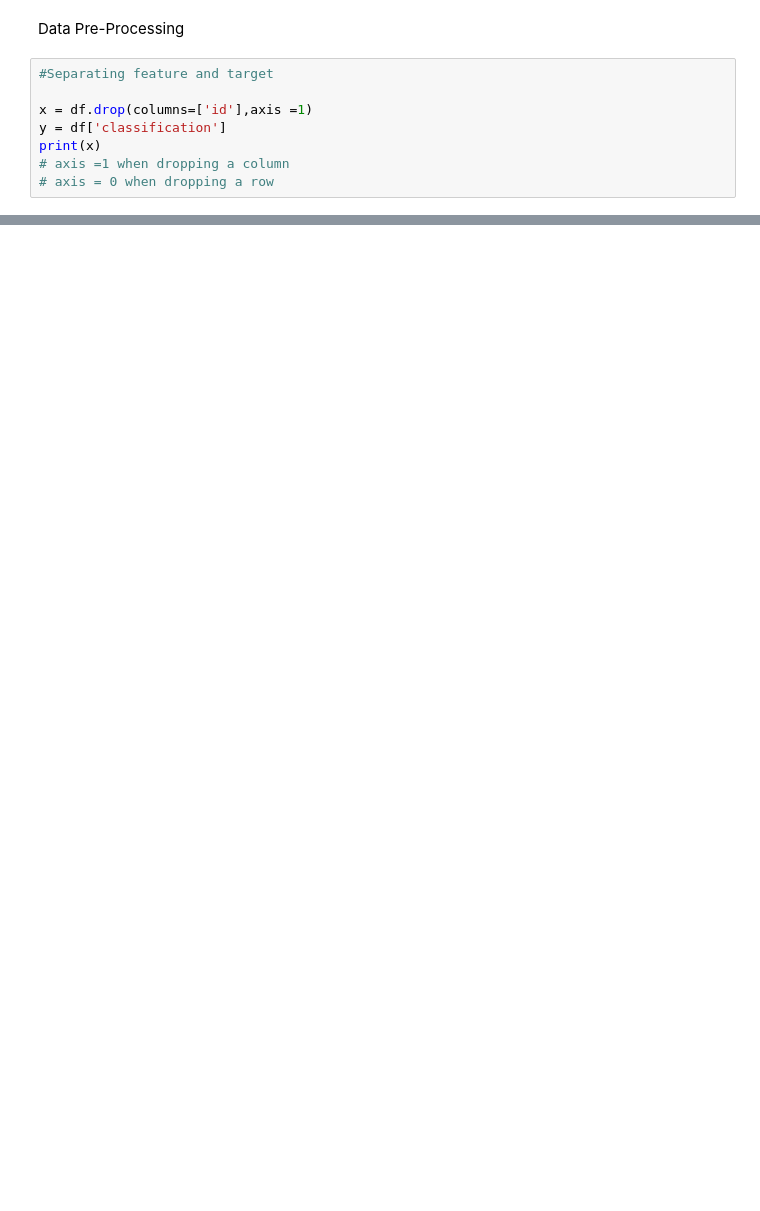
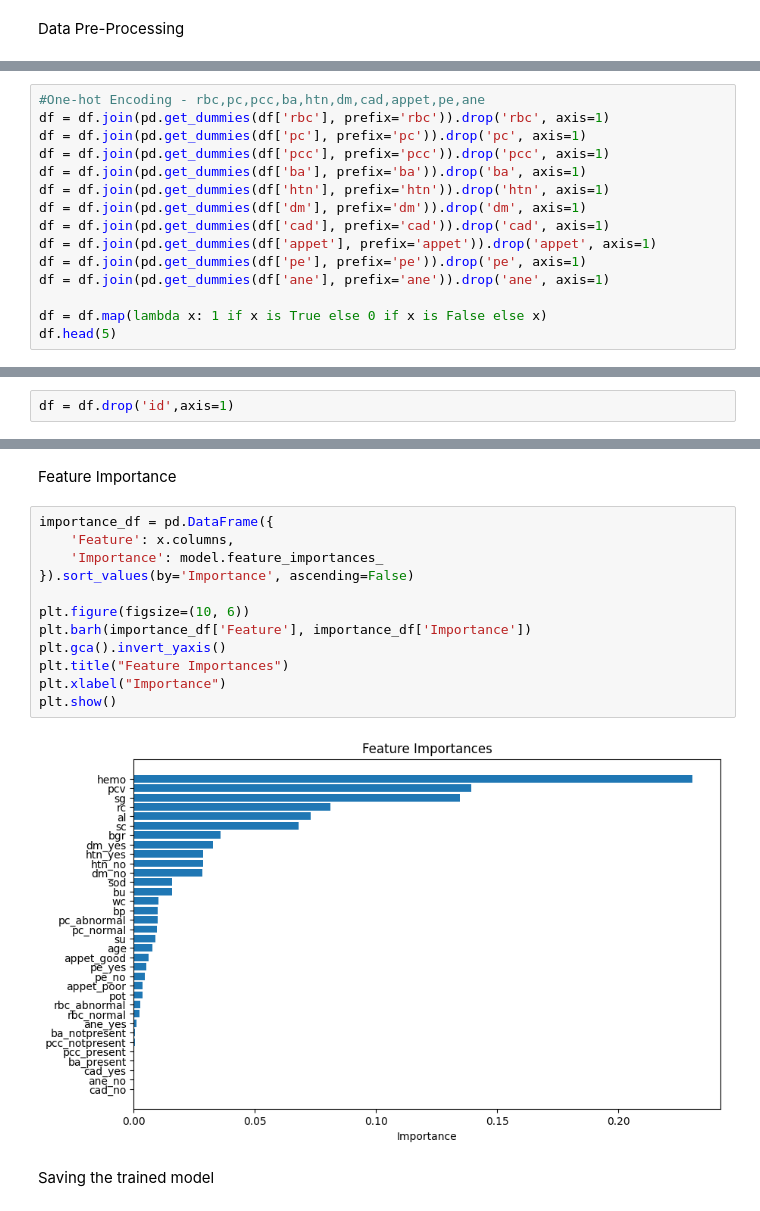
Before and after one commit to Niveditha2011/Multiple_Disease_Prediction_P4, a Jupyter notebook: Kidney_disease.ipynb, the cells around one changed output, grey strips where cells are left out. Drawn from its saved outputs; the diff is of its cells as text; blank space fills up the shorter version.

```diff
--- a/Kidney_disease.ipynb
+++ b/Kidney_disease.ipynb
@@ -94,10 +118,2 @@ df.groupby('classification').mean(numeric_only=True)
 # %% [markdown]
 Data Pre-Processing
-# %%
-#Separating feature and target
-
-x = df.drop(columns=['id'],axis =1)
-y = df['classification']
-print(x)
-# axis =1 when dropping a column
-# axis = 0 when dropping a row
@@ -148,0 +124,15 @@ scaler  = StandardScaler()
+# %%
+#One-hot Encoding - rbc,pc,pcc,ba,htn,dm,cad,appet,pe,ane
+df = df.join(pd.get_dummies(df['rbc'], prefix='rbc')).drop('rbc', axis=1)
+df = df.join(pd.get_dummies(df['pc'], prefix='pc')).drop('pc', axis=1)
+df = df.join(pd.get_dummies(df['pcc'], prefix='pcc')).drop('pcc', axis=1)
+df = df.join(pd.get_dummies(df['ba'], prefix='ba')).drop('ba', axis=1)
+df = df.join(pd.get_dummies(df['htn'], prefix='htn')).drop('htn', axis=1)
+df = df.join(pd.get_dummies(df['dm'], prefix='dm')).drop('dm', axis=1)
+df = df.join(pd.get_dummies(df['cad'], prefix='cad')).drop('cad', axis=1)
+df = df.join(pd.get_dummies(df['appet'], prefix='appet')).drop('appet', axis=1)
+df = df.join(pd.get_dummies(df['pe'], prefix='pe')).drop('pe', axis=1)
+df = df.join(pd.get_dummies(df['ane'], prefix='ane')).drop('ane', axis=1)
+
+df = df.map(lambda x: 1 if x is True else 0 if x is False else x)
+df.head(5)
@@ -148,0 +146,2 @@ scaler  = StandardScaler()
+# %%
+df = df.drop('id',axis=1)
@@ -148,0 +195,18 @@ scaler  = StandardScaler()
+# %% [markdown]
+Feature Importance
+# %%
+importance_df = pd.DataFrame({
+    'Feature': x.columns,
+    'Importance': model.feature_importances_
+}).sort_values(by='Importance', ascending=False)
+
+plt.figure(figsize=(10, 6))
+plt.barh(importance_df['Feature'], importance_df['Importance'])
+plt.gca().invert_yaxis()
+plt.title("Feature Importances")
+plt.xlabel("Importance")
+plt.show()
+# %% [output]
+[figure, added]
+# %% [markdown]
+Saving the trained model
```
Also changed, not shown: parts of 22 cells of this notebook, 2 other files.
